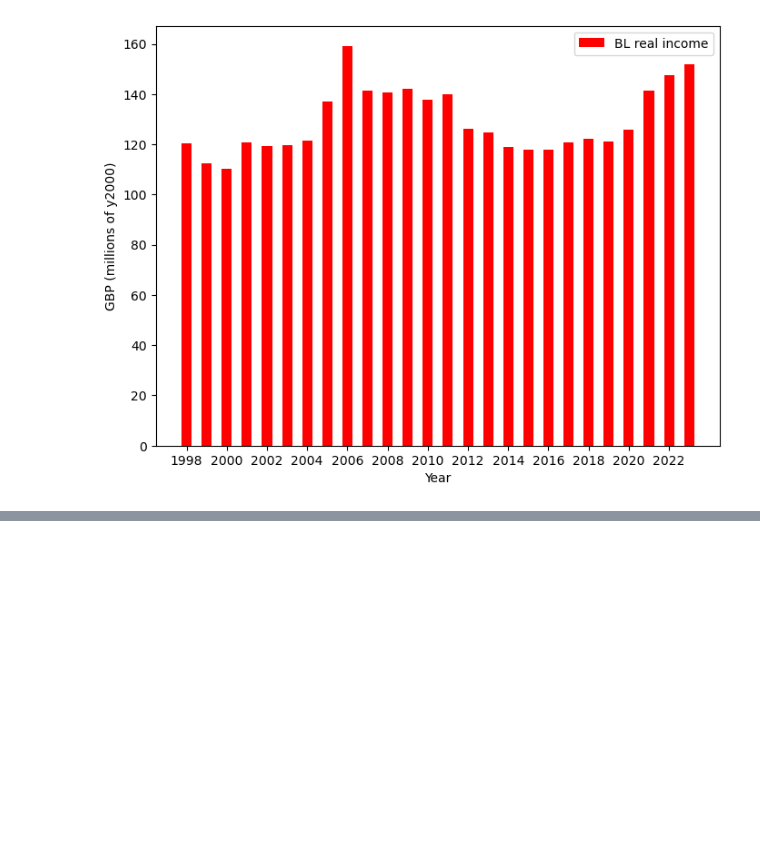
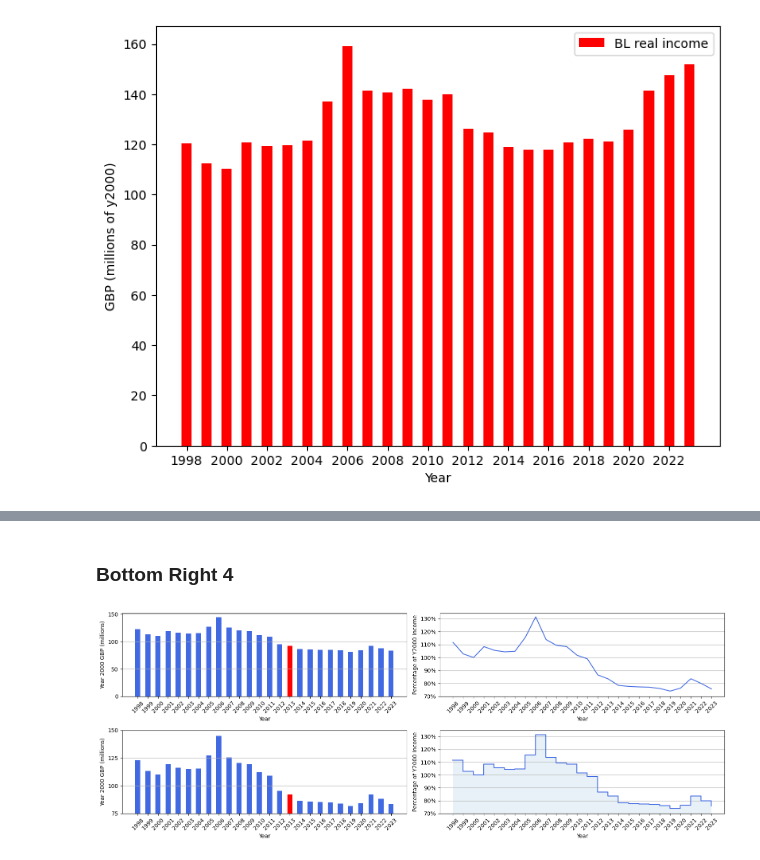
Before and after one commit to leenoah390/tidytuesday_practice, a Jupyter notebook: 20250715/tidy_tuesday-20250715.ipynb, the cells around one changed output, grey strips where cells are left out. Saved outputs shown, nothing was run; the diff lists cells and outputs as text; code cells hidden in the pictures; blank space fills up the shorter version.

```diff
--- a/20250715/tidy_tuesday-20250715.ipynb
+++ b/20250715/tidy_tuesday-20250715.ipynb
@@ -142,0 +172,48 @@ plt.show()
+# %% [markdown]
+### Bottom Right 4 ###
+# %%
+fig, ax = plt.subplots(2,2, figsize=(16,6))
+
+ax[0,0].bar(data.year, data['total_y2000_gbp_millions'], width=0.5, color='royalblue')
+ax[0,0].bar(2013, data['total_y2000_gbp_millions'][10], width=0.5, color='red')
+ax[0,0].set_xticks(data.year)
+ax[0,0].set_xlabel('Year')
+ax[0,0].tick_params(axis='x', labelrotation=45)
+ax[0,0].set_yticks(ticks=[0, 50, 100, 150])
+ax[0,0].set_ylabel('Year 2000 GBP (millions)')
+ax[0,0].grid(axis='y')
+
+ax[0,1].plot(data.year, data['percentage_of_y2000_income']*100, color='royalblue')
+ax[0,1].set_xticks(data.year)
+ax[0,1].set_xlabel('Year')
+ax[0,1].tick_params(axis='x', labelrotation=45)
+ax[0,1].set_yticks(ticks=[70, 80, 90, 100, 110 ,120, 130])
+ax[0,1].yaxis.set_major_formatter(mtick.PercentFormatter())
+ax[0,1].set_ylabel('Percentage of Y2000 Income')
+ax[0,1].grid(axis='y')
+
+ax[1,0].bar(data.year, data['total_y2000_gbp_millions'], width=0.5, color='royalblue')
+ax[1,0].bar(2013, data['total_y2000_gbp_millions'][10], width=0.5, color='red')
+ax[1,0].set_xticks(data.year)
+ax[1,0].set_xlabel('Year')
+ax[1,0].tick_params(axis='x', labelrotation=45)
+ax[1,0].set_yticks(ticks=[75, 100, 125, 150])
+ax[1,0].set_ylim(bottom=75, top=150)
+ax[1,0].set_ylabel('Year 2000 GBP (millions)')
+ax[1,0].grid(axis='y')
+
+ax[1,1].plot(data.year, data['percentage_of_y2000_income']*100, drawstyle="steps", color='royalblue')
+ax[1,1].fill_between(data.year, data['percentage_of_y2000_income']*100, step="pre", alpha=0.1)
+ax[1,1].set_xticks(data.year)
+ax[1,1].set_xlabel('Year')
+ax[1,1].tick_params(axis='x', labelrotation=45)
+ax[1,1].set_yticks(ticks=[70, 80, 90, 100, 110 ,120, 130])
+ax[1,1].set_ylim(bottom=70, top=135)
+ax[1,1].yaxis.set_major_formatter(mtick.PercentFormatter())
+ax[1,1].set_ylabel('Percentage of Y2000 Income')
+ax[1,1].grid(axis='y')
+
+fig.tight_layout()
+plt.show()
+# %% [output]
+[figure, added]
```
Also changed, not shown: parts of 8 cells of this notebook.
